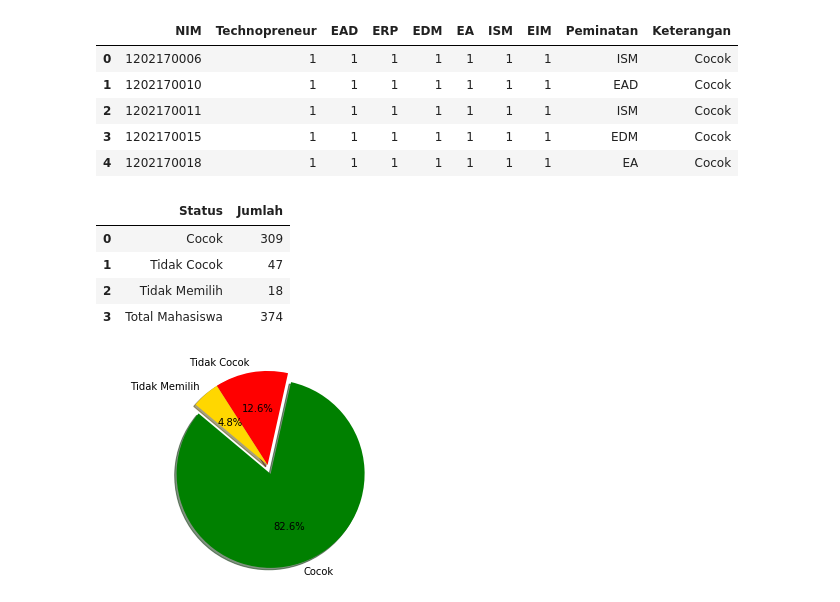
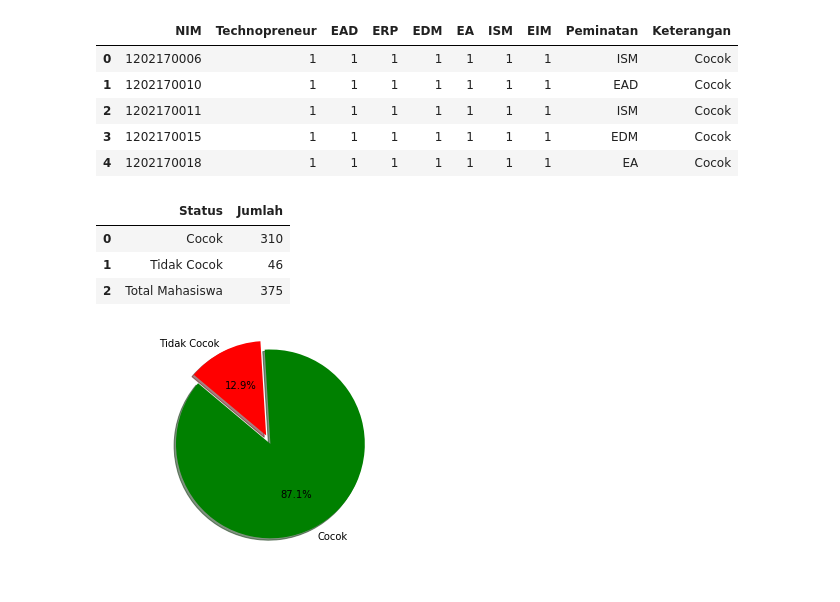
Before and after one commit to zasiem/Pekerti, a Jupyter notebook: Clustering 2017.ipynb, the cells around one changed output. Saved outputs shown, nothing was run; the diff lists cells and outputs as text; code cells hidden in the pictures.

```diff
--- a/Clustering 2017.ipynb
+++ b/Clustering 2017.ipynb
@@ -150,6 +141,7 @@ matriks
 # %%
 hasilPeminatan = pd.read_excel('hasilpeminatanpipe.xlsx')
 hasilPeminatan = hasilPeminatan.drop(['No','Nama','Mata Kuliah','Kode Mata Kuliah','Kelas Mata Kuliah','ID'],axis=1)
+hasilPeminatan = hasilPeminatan.sort_values(by ='NIM').iloc[11::]
 hasilPeminatan.head()
 # %% [output]
 |  | NIM | Peminatan |
@@ -161,4 +153,4 @@ hasilPeminatan.head()
 # %%
-hasilPeminatan = hasilPeminatan.sort_values(by ='NIM')
-hasilPeminatan = hasilPeminatan.iloc[11::]
-hasilPeminatan
+# hasilPeminatan = hasilPeminatan.sort_values(by ='NIM')
+# hasilPeminatan.iloc[11::]
+# hasilPeminatan
@@ -184,7 +157,7 @@ hasilPeminatan
 # %%
 temp = [0] * len(matriks)
 for indeks, baris in matriks.iterrows() :
-    for index, row in hasilPeminatan.sort_values(by ='NIM').iterrows() :
+    for index, row in hasilPeminatan.iterrows() :
         if baris['NIM'] == row['NIM'] :
             if row['Peminatan'] == "Information System Management" :
                 temp[indeks] = "ISM"
@@ -201,8 +174,6 @@ for indeks, baris in matriks.iterrows() :
             elif row['Peminatan'] == "Enterprise Resource Planning" :
                 temp[indeks] = "ERP"
             break
-        else :
-            temp[indeks] = "Tidak Memilih"
 # %%
 matriks["Peminatan"] = temp
 matriks.head()
@@ -251,8 +222,6 @@ for index, row in matriks.iterrows():
             isCocok[index] = "Cocok"
         else :
             isCocok[index] = "Tidak Cocok"
-    else :
-        isCocok[index] = "Tidak Memilih"
 # %%
 matriks["Keterangan"] = isCocok
 matriks.head()
@@ -276,9 +245,9 @@ for index, row in matriks.iterrows():
     else :
         jumlah_tidak_memilih = jumlah_tidak_memilih + 1
 
+
 data_cocok = [['Cocok', jumlah_cocok],
               ['Tidak Cocok', jumlah_tidak_cocok],
-              ['Tidak Memilih', jumlah_tidak_memilih],
               ['Total Mahasiswa', len(matriks)]]
 
 total_cocok = pd.DataFrame(data_cocok, columns = ['Status', 'Jumlah'])
@@ -286,21 +255,20 @@ total_cocok = pd.DataFrame(data_cocok, columns = ['Status', 'Jumlah'])
 total_cocok
 # %% [output]
 |  | Status | Jumlah |
-| 0 | Cocok | 309 |
-| 1 | Tidak Cocok | 47 |
-| 2 | Tidak Memilih | 18 |
-| 3 | Total Mahasiswa | 374 |
+| 0 | Cocok | 310 |
+| 1 | Tidak Cocok | 46 |
+| 2 | Total Mahasiswa | 375 |
 # %%
-labels = 'Cocok', 'Tidak Cocok', 'Tidak Memilih'
-sizes = [jumlah_cocok, jumlah_tidak_cocok, jumlah_tidak_memilih]
-colors = ['green', 'red', 'gold']
-explode = (0.1, 0, 0)
+labels = 'Cocok', 'Tidak Cocok'
+sizes = [jumlah_cocok, jumlah_tidak_cocok]
+colors = ['green', 'red']
+explode = (0.1, 0)
 
 # Plot
 plt.pie(sizes, explode=explode, labels=labels, colors=colors,
 autopct='%1.1f%%', shadow=True, startangle=140)
 
 plt.axis('equal')
 plt.show()
 # %% [output]
-[figure, old version]
+[figure, new version]
```
Also changed, not shown: parts of 5 cells of this notebook, 16 other files.
